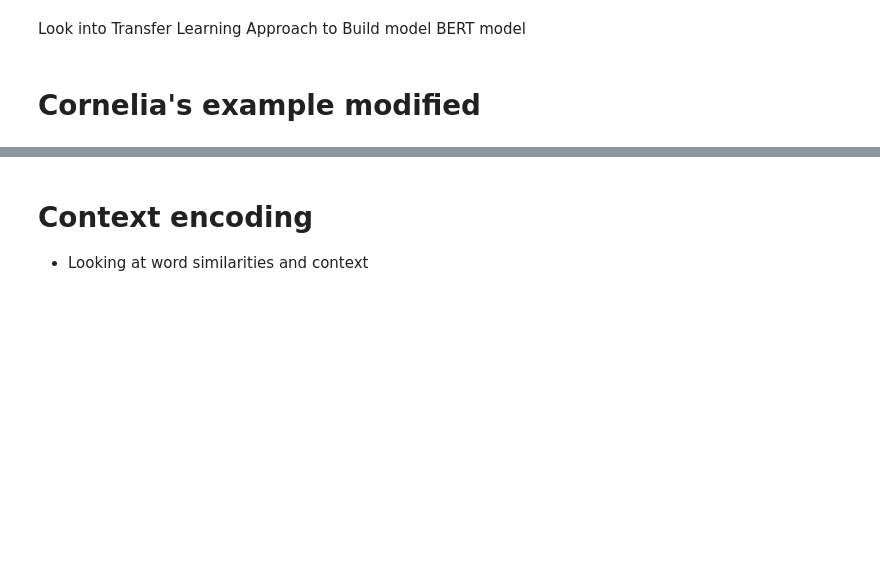
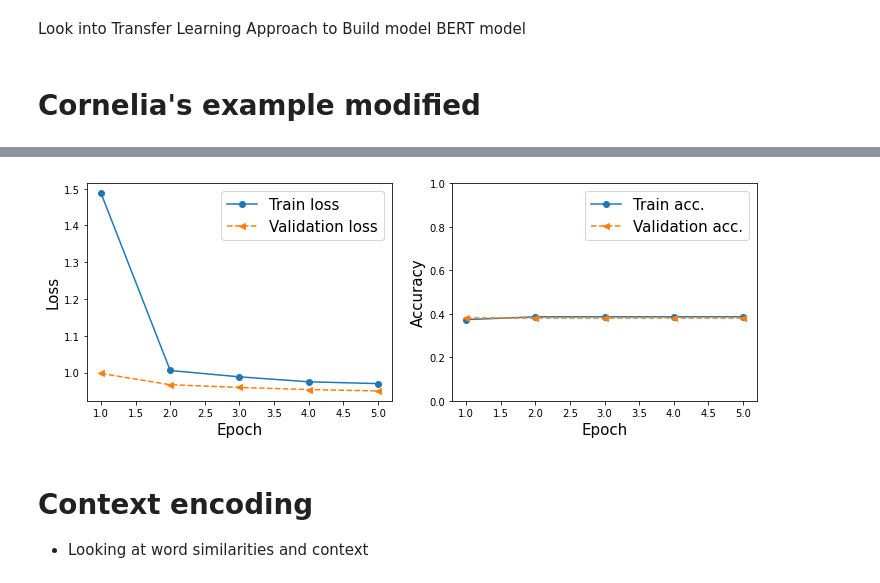
Before and after one commit to leen01/nlp-essay-grader, a Jupyter notebook: Final_project_NLP_NL_v0.3.ipynb, the cells around one changed output, grey strips where cells are left out. Cells and saved outputs as stored; diff of their text form; code cells hidden in the pictures; blank space fills up the shorter version.

```diff
--- a/Final_project_NLP_NL_v0.3.ipynb
+++ b/Final_project_NLP_NL_v0.3.ipynb
@@ -465,9 +472,9 @@ What is a take class?
 # %%
 # try and except the TF tokenizer
 try:
-    tokenizer = tfds.features.text.Tokenizer()
+    tokenizer = tfds.features.text.Tokenizer(padding="max_length")
 except AttributeError:
-    tokenizer = tfds.deprecated.text.Tokenizer()
+    tokenizer = tfds.deprecated.text.Tokenizer(padding="max_length")
 
 # create an instance of the Counter class
 token_counts = Counter()
@@ -679,10 +676,16 @@ def build_model():
   # save embeddings before training
   # embeddings_untrained = model.get_layer('embedding').get_weights()[0]
 
+  # model.compile( Accuracy ~ 40%
+  #     # optimizer=tf.keras.optimizers.Adam(1e-3),
+  #     optimizer = tf.keras.optimizers.RMSprop(), # try different optimizers
+  #     loss=tf.keras.losses.SparseCategoricalCrossentropy(), # try different loss functions - Cosine Similarity
+  #     metrics=['accuracy'])
+
   model.compile(
-      # optimizer=tf.keras.optimizers.Adam(1e-3),
-      optimizer = tf.keras.optimizers.RMSprop(), # try different optimizers
-      loss=tf.keras.losses.SparseCategoricalCrossentropy(), # try different loss functions - Cosine Similarity
-      metrics=['accuracy'])
+    # optimizer=tf.keras.optimizers.Adam(1e-3),
+    optimizer = tf.keras.optimizers.Adam(), # try different optimizers
+    loss=tf.keras.losses.MeanSquaredError(), # try different loss functions - Cosine Similarity
+    metrics=['accuracy'])
 
   return model
@@ -780,3 +799,28 @@ model.predict(test_data)
+# %%
+def plot_history(history):
+  hist = history.history
+  x_arr = np.arange(len(hist['loss'])) + 1
+
+  fig = plt.figure(figsize=(12, 4))
+  ax = fig.add_subplot(1, 2, 1)
+  ax.plot(x_arr, hist['loss'], '-o', label='Train loss')
+  ax.plot(x_arr, hist['val_loss'], '--<', label='Validation loss')
+  ax.legend(fontsize=15)
+  ax.set_xlabel('Epoch', size=15)
+  ax.set_ylabel('Loss', size=15)
+
+  ax = fig.add_subplot(1, 2, 2)
+  ax.plot(x_arr, hist['accuracy'], '-o', label='Train acc.')
+  ax.plot(x_arr, hist['val_accuracy'], '--<', label='Validation acc.')
+  ax.legend(fontsize=15)
+  ax.set_xlabel('Epoch', size=15)
+  ax.set_ylabel('Accuracy', size=15)
+  ax.set_ylim(0,1)
+  plt.show()
+# %%
+plot_history(history)
+# %% [output]
+[figure, added]
 # %%
 # vocab_train_size = len(token_counts) + 2
 
```
Also changed, not shown: parts of 27 cells of this notebook.
